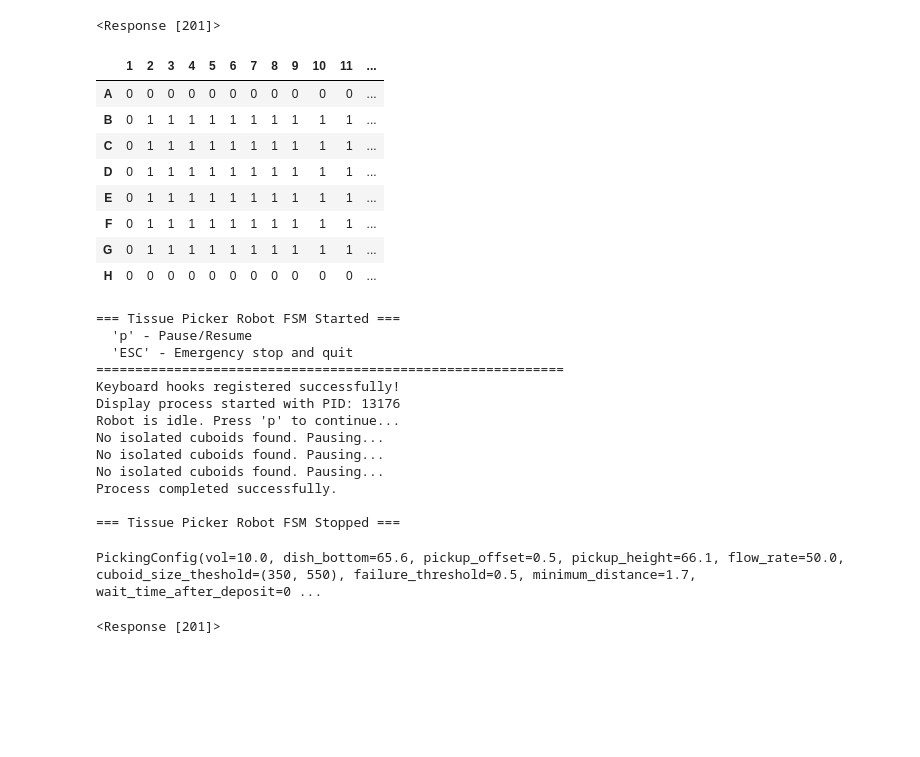
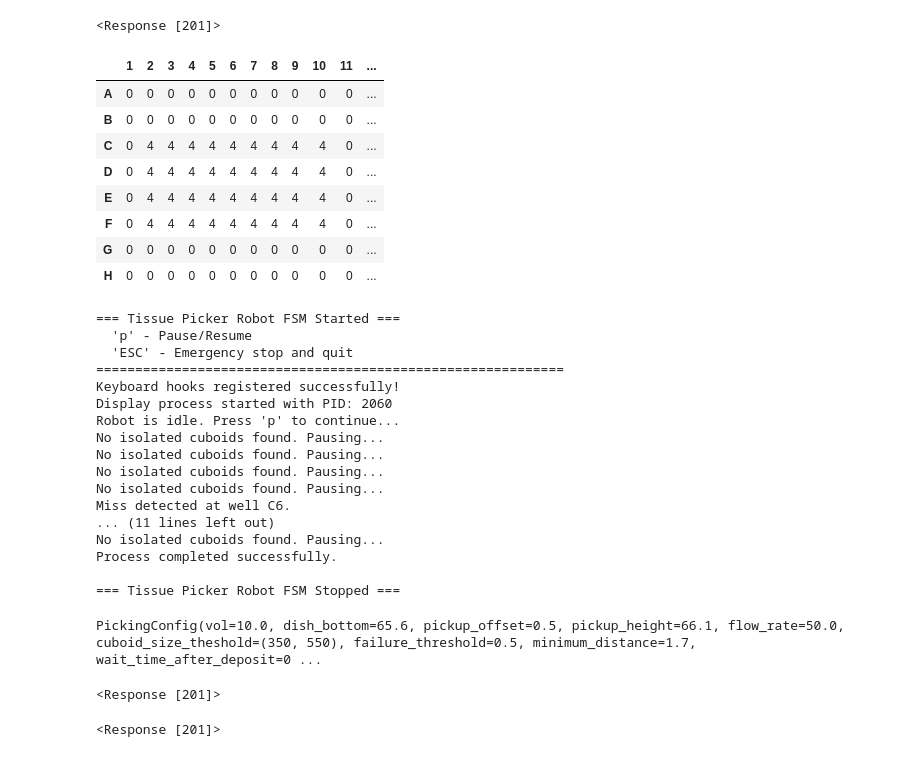
Before and after one commit to steiva/ot2-microtissue-manipulator, a Jupyter notebook: notebooks/calibration_test.ipynb, the cells around one changed output. Drawn from its saved outputs; the diff is of its cells as text; code cells hidden in the pictures; blank space fills up the shorter version.

```diff
--- a/notebooks/calibration_test.ipynb
+++ b/notebooks/calibration_test.ipynb
@@ -754,0 +750,5 @@ r = openapi.pick_up_tip(openapi.labware_dct['10'], "A9")
+# %%
+#Define a tip rack. This is the default tip rack for the robot.
+WELL_PLATE = "greiner_1536_wellplate_12.6ul"
+#Load the tip rack. Slot = 1 by default.
+openapi.load_labware(WELL_PLATE, 5, namespace='custom_beta',verbose=True)
@@ -1095,12 +1072,3 @@ openapi.dispense_in_place(volume = 200, flow_rate = 100)
 openapi.pick_up_tip(openapi.labware_dct['11'], "C2")
 # %% [output]
 <Response [201]>
-# %%
-plate_type = 96
-dest = core.Destination(plate_type)
-well_df = core.create_well_plan(plate_type)
-well_df.loc['G',2:11] = 1
-# well_df.loc['G',:6] = 1
-well_plan = {f"{row}{col}": well_df.loc[row, col] for row in well_df.index for col in well_df.columns if well_df.loc[row, col] > 0}
-take_off_solution_routine = core.Routine(dest, well_plan)
-well_df
@@ -1352,34 +1307,39 @@ openapi.retract_axis('leftZ')
 # %%
 openapi.retract_axis('leftZ')
 
-columns = list(range(2,12))
-# columns = [1,12]
+columns = list(range(1,13))
+# columns = [2,23]
 # rows = ['A', 'B', 'C', 'D', 'E', 'F', 'G', 'H', 'I', 'J', 'K', 'L', 'M', 'N', 'O', 'P']
-# rows = ['B', 'C','D','E','F','G']
-rows = ['I', 'J', 'K', 'L', 'M', 'N']
+rows = ['A', 'B', 'C', 'D', 'E', 'F', 'G', 'H']
+# wells = ['B13', 'C22',,'D13', 'D23']
+# rows = ['H','I','J','K']
 # rows = ['B']
-x_offset = 0.7
-y_offset = -0.7
+x_offset = 0.0
+y_offset = 0.0
 
 row_idx = 0
 column_idx = 0
 
-source_slot = '4'
-dest_slot = '1'
+source_slot = '7'
+dest_slot = '4'
 source_well = 'A1'
 
+openapi.blow_out(openapi.labware_dct[source_slot], source_well, well_location='center', flow_rate = 200)
+openapi.aspirate(openapi.labware_dct[source_slot], "A2", volume = 50, flow_rate = 200)
+openapi.dispense(openapi.labware_dct[source_slot], "A2", volume = 50, flow_rate = 200)
+openapi.retract_axis('leftZ')
 
 while row_idx < len(rows):
     row = rows[row_idx]
     while column_idx < len(columns):
         column = columns[column_idx]
-        r = openapi.dispense(openapi.labware_dct[dest_slot], f"{row}{column}", well_location = 'bottom', offset = (x_offset, y_offset, 0.5), volume = 100, flow_rate = 200)
+        r = openapi.dispense(openapi.labware_dct[dest_slot], f"{row}{column}", well_location = 'bottom', offset = (x_offset, y_offset, 1.0), volume = 90, flow_rate = 200)
         openapi.move_relative('z', 20)
         responce_dict = json.loads(r.text)['data']
         if responce_dict['status'] == 'failed':
             if responce_dict['error']['errorType'] == 'InvalidDispenseVolumeError':
                 print('Refilling pipette')
-                openapi.aspirate(openapi.labware_dct[source_slot], source_well, well_location ='bottom',offset = (0,0,0.5), volume = 300, flow_rate = 200)
+                openapi.aspirate(openapi.labware_dct[source_slot], source_well, well_location ='bottom',offset = (0,0,0.5), volume = 270, flow_rate = 200)
         else:
             column_idx += 1
     column_idx = 0
@@ -5315,25 +3444,27 @@ openapi.move_to_well(openapi.labware_dct['5'], "H1", well_location = 'top', offs
 # %%
 plate_type = 96
 dest = core.Destination(plate_type)
 well_df = core.create_well_plan(plate_type)
-well_df.loc['B':'G', 2:11] = 1
+well_df.loc['C':'F', 2:10] = 4
+# well_df.loc['B', 2] = 7
+# well_df.loc['D', 2:4] = 0
 # well_df.loc['C', 2] = 7
 # well_df.loc['B', 2] = 1
 # well_df.loc['D', 10] = 1
-# well_df.loc['F', 3] = 1
+# well_df.loc['B', 4] = 3
 
 
 well_plan = {f"{row}{col}": well_df.loc[row, col] for row in well_df.index for col in well_df.columns if well_df.loc[row, col] > 0}
 well_df
 # %% [output]
 |  | 1 | 2 | 3 | 4 | 5 | 6 | 7 | 8 | 9 | 10 | 11 | ... |
 | A | 0 | 0 | 0 | 0 | 0 | 0 | 0 | 0 | 0 | 0 | 0 | ... |
-| B | 0 | 1 | 1 | 1 | 1 | 1 | 1 | 1 | 1 | 1 | 1 | ... |
-| C | 0 | 1 | 1 | 1 | 1 | 1 | 1 | 1 | 1 | 1 | 1 | ... |
-| D | 0 | 1 | 1 | 1 | 1 | 1 | 1 | 1 | 1 | 1 | 1 | ... |
-| E | 0 | 1 | 1 | 1 | 1 | 1 | 1 | 1 | 1 | 1 | 1 | ... |
-| F | 0 | 1 | 1 | 1 | 1 | 1 | 1 | 1 | 1 | 1 | 1 | ... |
-| G | 0 | 1 | 1 | 1 | 1 | 1 | 1 | 1 | 1 | 1 | 1 | ... |
+| B | 0 | 0 | 0 | 0 | 0 | 0 | 0 | 0 | 0 | 0 | 0 | ... |
+| C | 0 | 4 | 4 | 4 | 4 | 4 | 4 | 4 | 4 | 4 | 0 | ... |
+| D | 0 | 4 | 4 | 4 | 4 | 4 | 4 | 4 | 4 | 4 | 0 | ... |
+| E | 0 | 4 | 4 | 4 | 4 | 4 | 4 | 4 | 4 | 4 | 0 | ... |
+| F | 0 | 4 | 4 | 4 | 4 | 4 | 4 | 4 | 4 | 4 | 0 | ... |
+| G | 0 | 0 | 0 | 0 | 0 | 0 | 0 | 0 | 0 | 0 | 0 | ... |
 | H | 0 | 0 | 0 | 0 | 0 | 0 | 0 | 0 | 0 | 0 | 0 | ... |
 # %%
 routine = core.Routine(dest, well_plan, fill_strategy="horizontal")
@@ -5340,5 +3472,5 @@ routine = core.Routine(dest, well_plan, fill_strategy="horizontal")
 # %%
-logger = core.MarkdownLogger(experiment_name="New-platform-test", settings=picking_settings, well_plate=well_df)
+logger = core.MarkdownLogger(experiment_name="10-10-25_charlotte", settings=picking_settings, well_plate=well_df)
 logger.log_section("Execution start:")
 fsm = TissuePickerFSM(picking_config, routine, logger)
 fsm.start()
@@ -5348,11 +3480,15 @@ fsm.start()
   'ESC' - Emergency stop and quit
 ============================================================
 Keyboard hooks registered successfully!
-Display process started with PID: 13176
+Display process started with PID: 2060
 Robot is idle. Press 'p' to continue...
 No isolated cuboids found. Pausing...
 No isolated cuboids found. Pausing...
 No isolated cuboids found. Pausing...
+No isolated cuboids found. Pausing...
+Miss detected at well C6.
+... (11 lines left out)
+No isolated cuboids found. Pausing...
 Process completed successfully.
 
 === Tissue Picker Robot FSM Stopped ===
@@ -5360,6 +3496,10 @@ Process completed successfully.
 picking_config
 # %% [output]
 PickingConfig(vol=10.0, dish_bottom=65.6, pickup_offset=0.5, pickup_height=66.1, flow_rate=50.0, cuboid_size_theshold=(350, 550), failure_threshold=0.5, minimum_distance=1.7, wait_time_after_deposit=0 ...
+# %%
+openapi.retract_axis('leftZ')
+# %% [output]
+<Response [201]>
 # %%
 openapi.retract_axis('leftZ')
 openapi.dispense(openapi.labware_dct['4'], "A1", well_location = 'bottom', volume = 10, flow_rate = 50)
```
Also changed, not shown: parts of 201 cells of this notebook, 1 other file.
